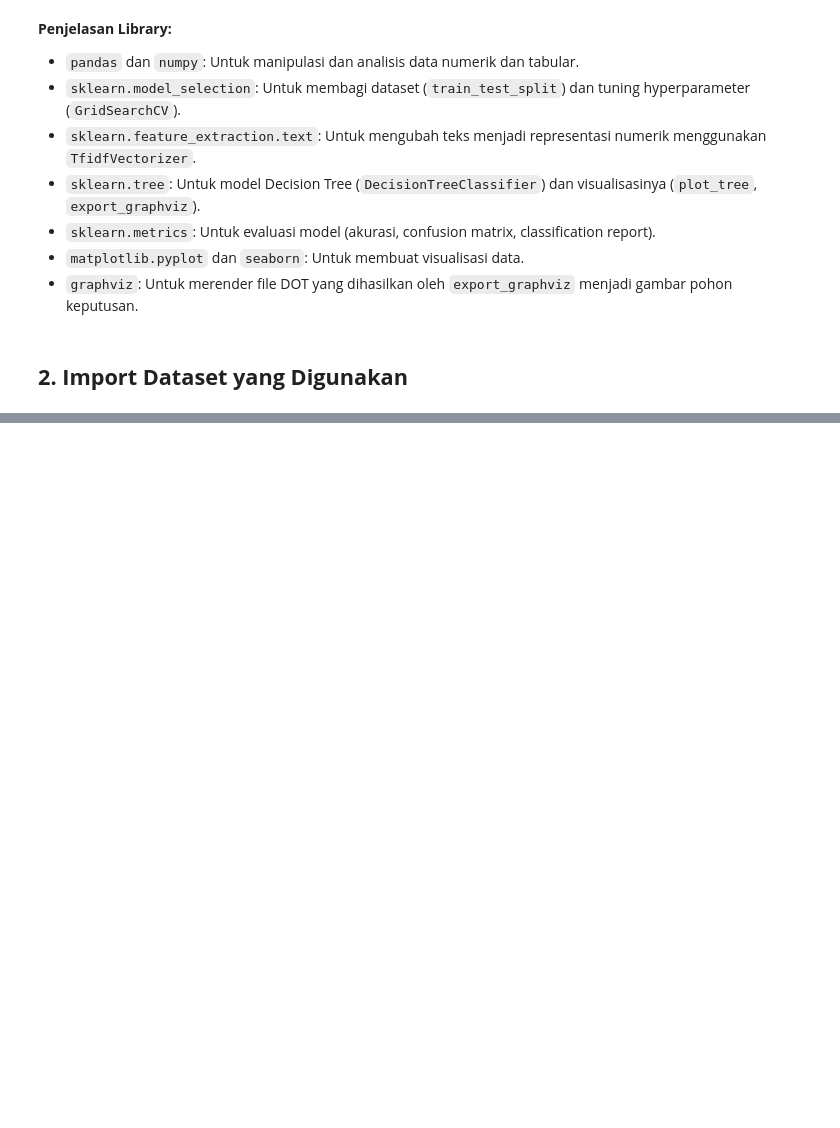
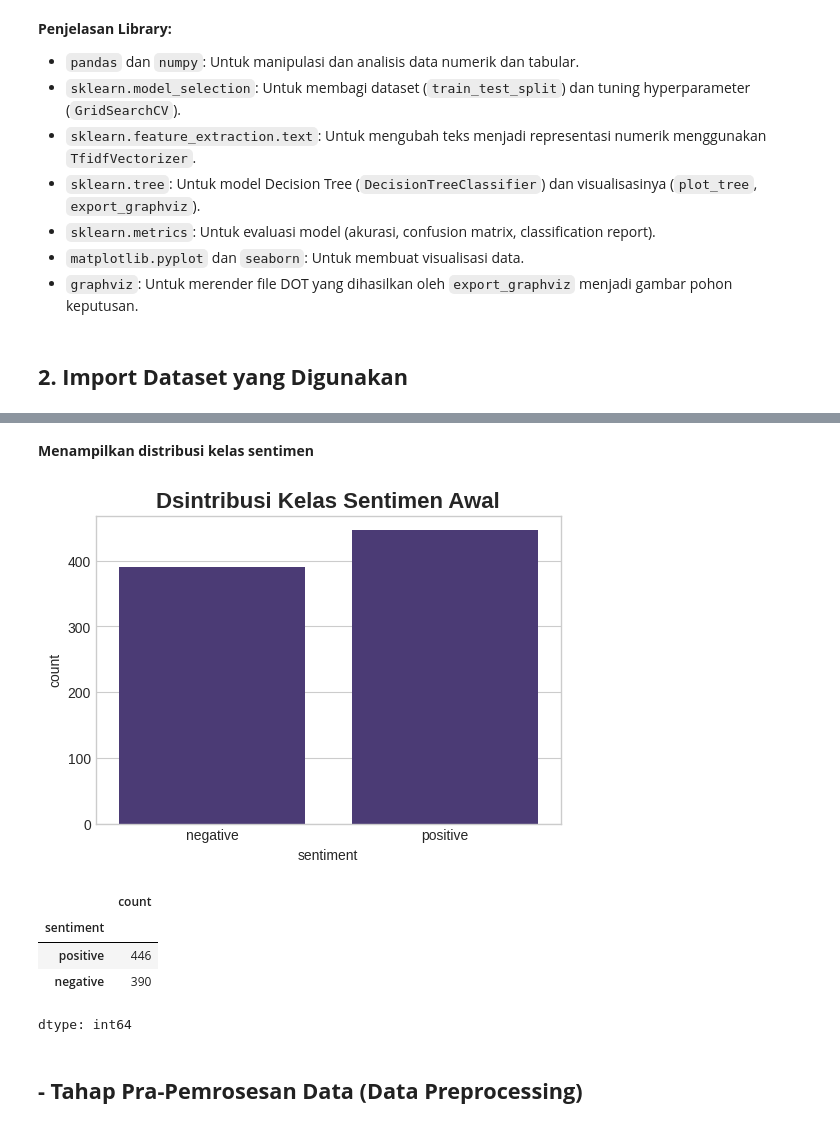
Before and after one commit to LatiefDataVisionary/text-mining-and-natural-language-processing-college-task, a Jupyter notebook: decision_tree_model.ipynb, the cells around one changed output, grey strips where cells are left out. Cells and saved outputs as stored; diff of their text form; code cells hidden in the pictures; blank space fills up the shorter version.

Commit message:
2. Import Dataset yang Digunakan

```diff
--- a/decision_tree_model.ipynb
+++ b/decision_tree_model.ipynb
@@ -37,0 +40,3 @@ sns.set_palette('viridis')
+# %%
+path = 'https://raw.githubusercontent.com/LatiefDataVisionary/text-mining-and-natural-language-processing-college-task/refs/heads/main/datasets/ramadan_labeled_sentiment.csv'
+df = pd.read_csv(path)
@@ -37,0 +91,17 @@ sns.set_palette('viridis')
+# %% [markdown]
+**Menampilkan distribusi kelas sentimen**
+# %%
+plt.figure(figsize=(6, 4))
+sns.countplot(data=df, x='sentiment')
+plt.title('Dsintribusi Kelas Sentimen Awal', fontsize=16, fontweight='bold')
+plt.show()
+df['sentiment'].value_counts()
+# %% [output]
+[figure, added]
+|  | count |
+| sentiment |  |
+| positive | 446 |
+| negative | 390 |
+dtype: int64
+# %% [markdown]
+## **- Tahap Pra-Pemrosesan Data (Data Preprocessing)**
```
Also changed, not shown: parts of 9 cells of this notebook.
